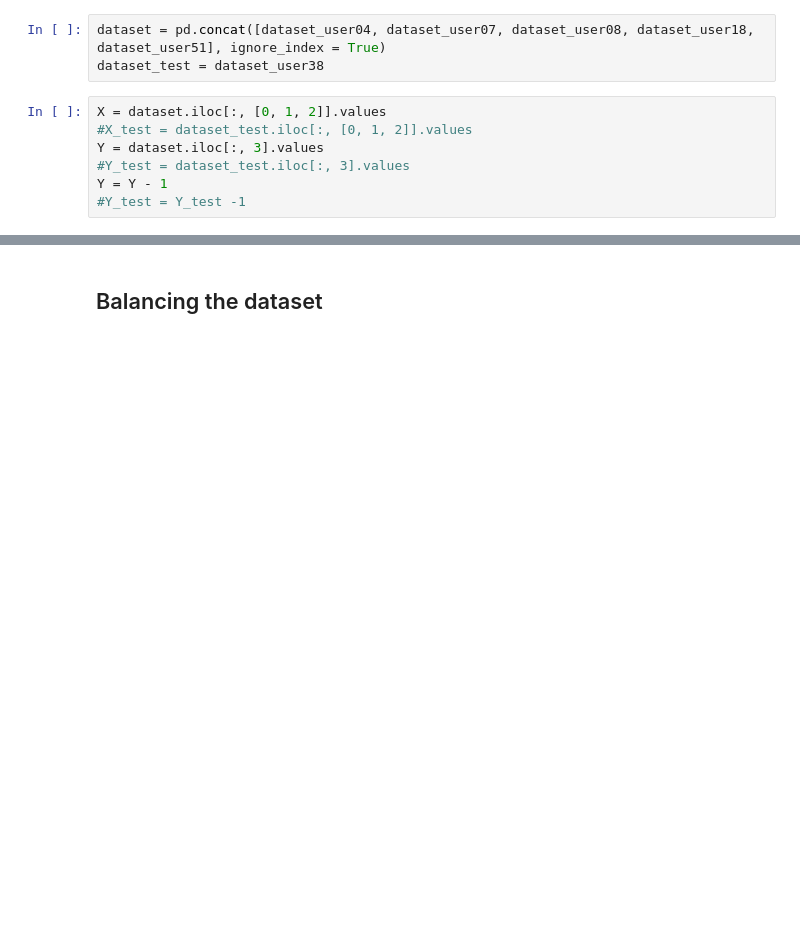
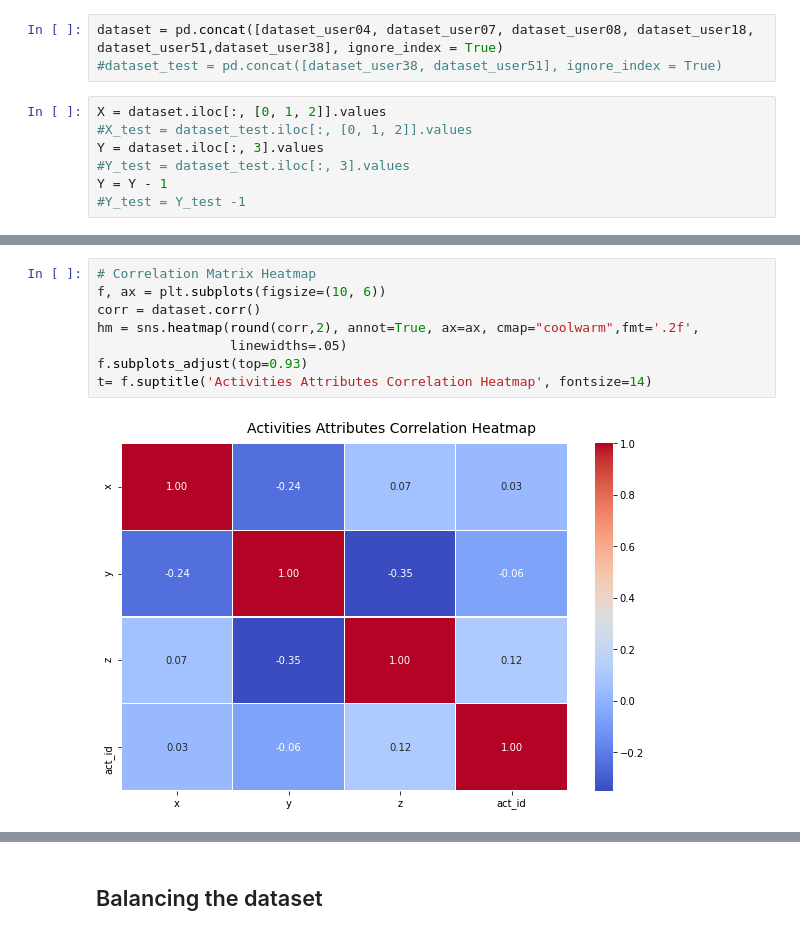
Before and after one commit to SwaksharDeb/Activity-recognition, a Jupyter notebook: HAR_CNN.ipynb, the cells around one changed output, grey strips where cells are left out. Cells and saved outputs as stored; diff of their text form; blank space fills up the shorter version.

```diff
--- a/HAR_CNN.ipynb
+++ b/HAR_CNN.ipynb
@@ -63,8 +68,8 @@ dataset['act_id'].value_counts()
 9        2028
 Name: act_id, dtype: int64
 # %%
-dataset = pd.concat([dataset_user04, dataset_user07, dataset_user08, dataset_user18, dataset_user51], ignore_index = True)
-dataset_test = dataset_user38
+dataset = pd.concat([dataset_user04, dataset_user07, dataset_user08, dataset_user18, dataset_user51,dataset_user38], ignore_index = True)
+#dataset_test = pd.concat([dataset_user38, dataset_user51], ignore_index = True)
 # %%
 X = dataset.iloc[:, [0, 1, 2]].values
 #X_test = dataset_test.iloc[:, [0, 1, 2]].values
@@ -93,0 +93,10 @@ Counter({0: 1074348,
+# %%
+# Correlation Matrix Heatmap
+f, ax = plt.subplots(figsize=(10, 6))
+corr = dataset.corr()
+hm = sns.heatmap(round(corr,2), annot=True, ax=ax, cmap="coolwarm",fmt='.2f',
+                 linewidths=.05)
+f.subplots_adjust(top=0.93)
+t= f.suptitle('Activities Attributes Correlation Heatmap', fontsize=14)
+# %% [output]
+[figure, added]
```
Also changed, not shown: parts of 79 cells of this notebook.
